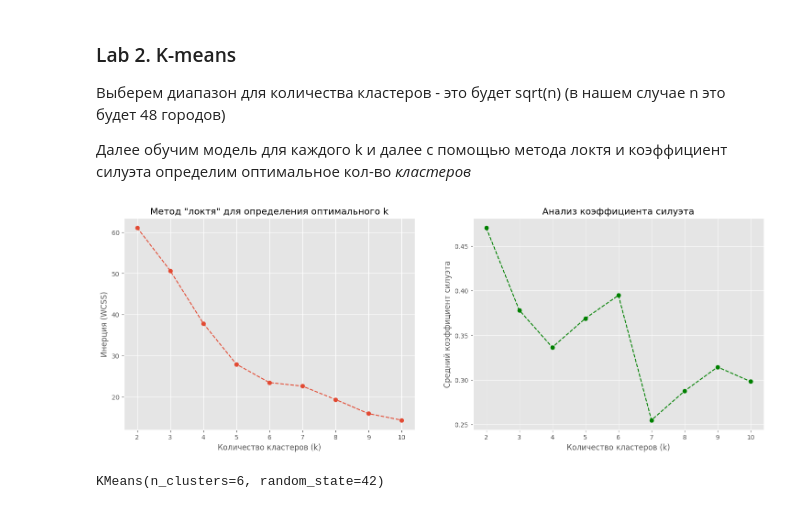
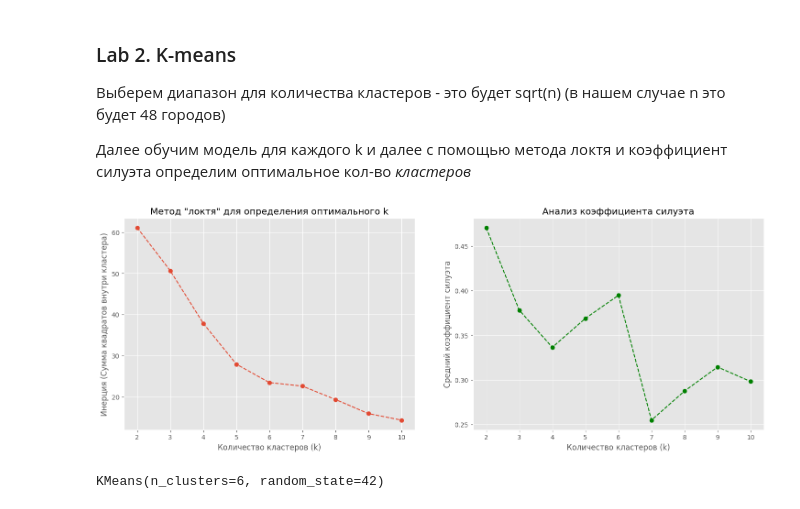
Before and after one commit to dima4kus/itmo_py_da_hws, a Jupyter notebook: Labs 1-3/lab_py_itmo_1.ipynb, the cells around one changed output. Saved outputs shown, nothing was run; the diff lists cells and outputs as text; code cells hidden in the pictures.

```diff
--- a/Labs 1-3/lab_py_itmo_1.ipynb
+++ b/Labs 1-3/lab_py_itmo_1.ipynb
@@ -159,24 +159,24 @@ for k in k_range:
 # %%
 plt.style.use('ggplot')
 fig, (ax1, ax2) = plt.subplots(1, 2, figsize=(18, 6))
 
 # Метод "локтя"
 ax1.plot(k_range, inertia_list, marker='o', linestyle='--')
 ax1.set_xlabel('Количество кластеров (k)')
-ax1.set_ylabel('Инерция (WCSS)')
+ax1.set_ylabel('Инерция (Сумма квадратов внутри кластера)')
 ax1.set_title('Метод "локтя" для определения оптимального k')
 ax1.grid(True)
 
 # Коэффициент силуэта
 ax2.plot(k_range, silhouette_list, marker='o', linestyle='--', color='green')
 ax2.set_xlabel('Количество кластеров (k)')
 ax2.set_ylabel('Средний коэффициент силуэта')
 ax2.set_title('Анализ коэффициента силуэта')
 ax2.grid(True)
 
 plt.show()
 # %% [output]
-[figure, old version]
+[figure, new version]
 # %%
 K_OPTIMAL = 6
 
```
Also changed, not shown: parts of 6 cells of this notebook, 1 other file.
